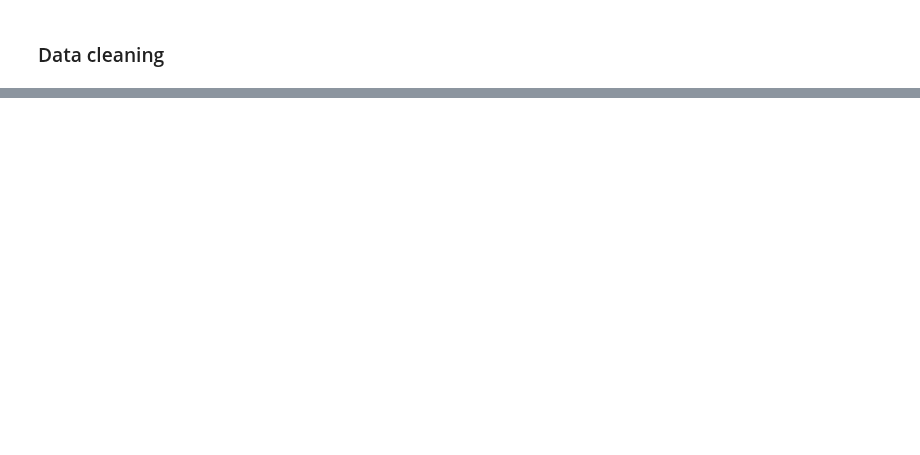
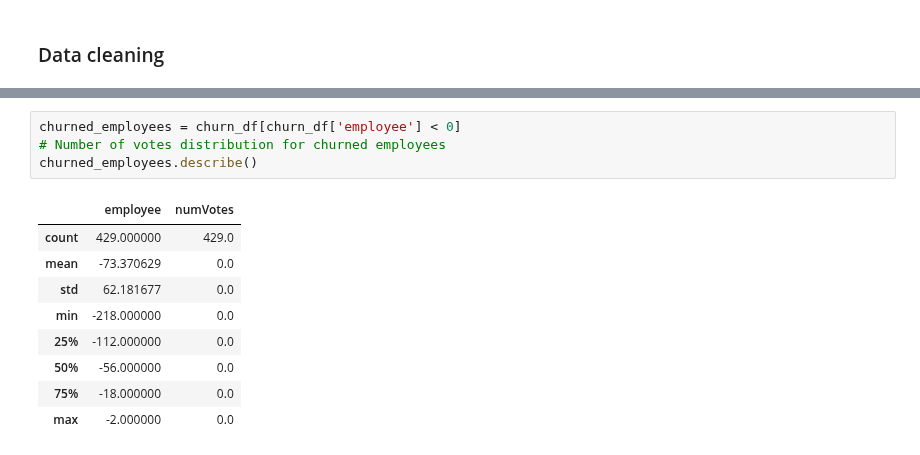
Before and after one commit to ceciliastern/ds_term_project, a Jupyter notebook: Term Project - Happiness Dataset.ipynb, the cells around one changed output, grey strips where cells are left out. Saved outputs shown, nothing was run; the diff lists cells and outputs as text; blank space fills up the shorter version.

```diff
--- a/Term Project - Happiness Dataset.ipynb
+++ b/Term Project - Happiness Dataset.ipynb
@@ -136,0 +212,14 @@ votes_df.describe()
+# %%
+churned_employees = churn_df[churn_df['employee'] < 0]
+# Number of votes distribution for churned employees
+churned_employees.describe()
+# %% [output]
+|  | employee | numVotes |
+| count | 429.000000 | 429.0 |
+| mean | -73.370629 | 0.0 |
+| std | 62.181677 | 0.0 |
+| min | -218.000000 | 0.0 |
+| 25% | -112.000000 | 0.0 |
+| 50% | -56.000000 | 0.0 |
+| 75% | -18.000000 | 0.0 |
+| max | -2.000000 | 0.0 |
```
Also changed, not shown: parts of 12 cells of this notebook.
